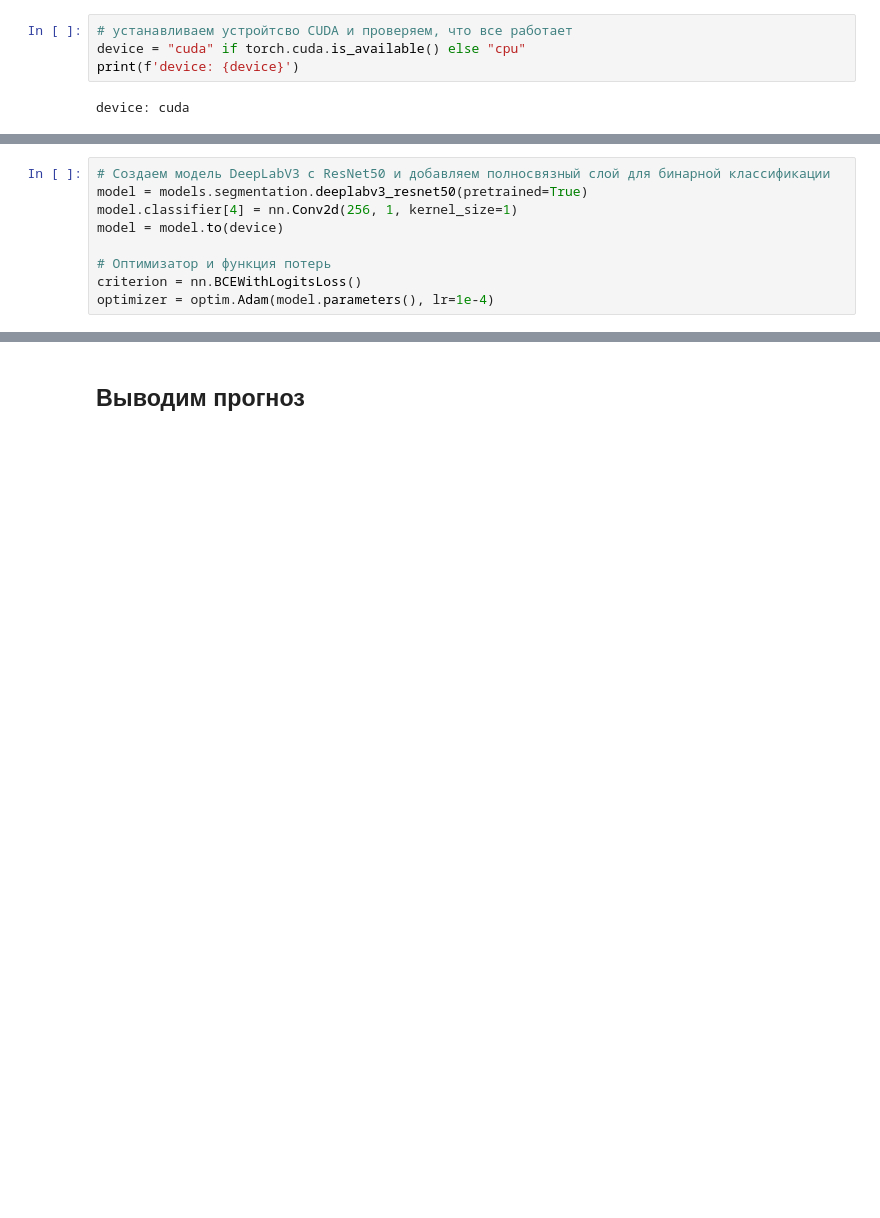
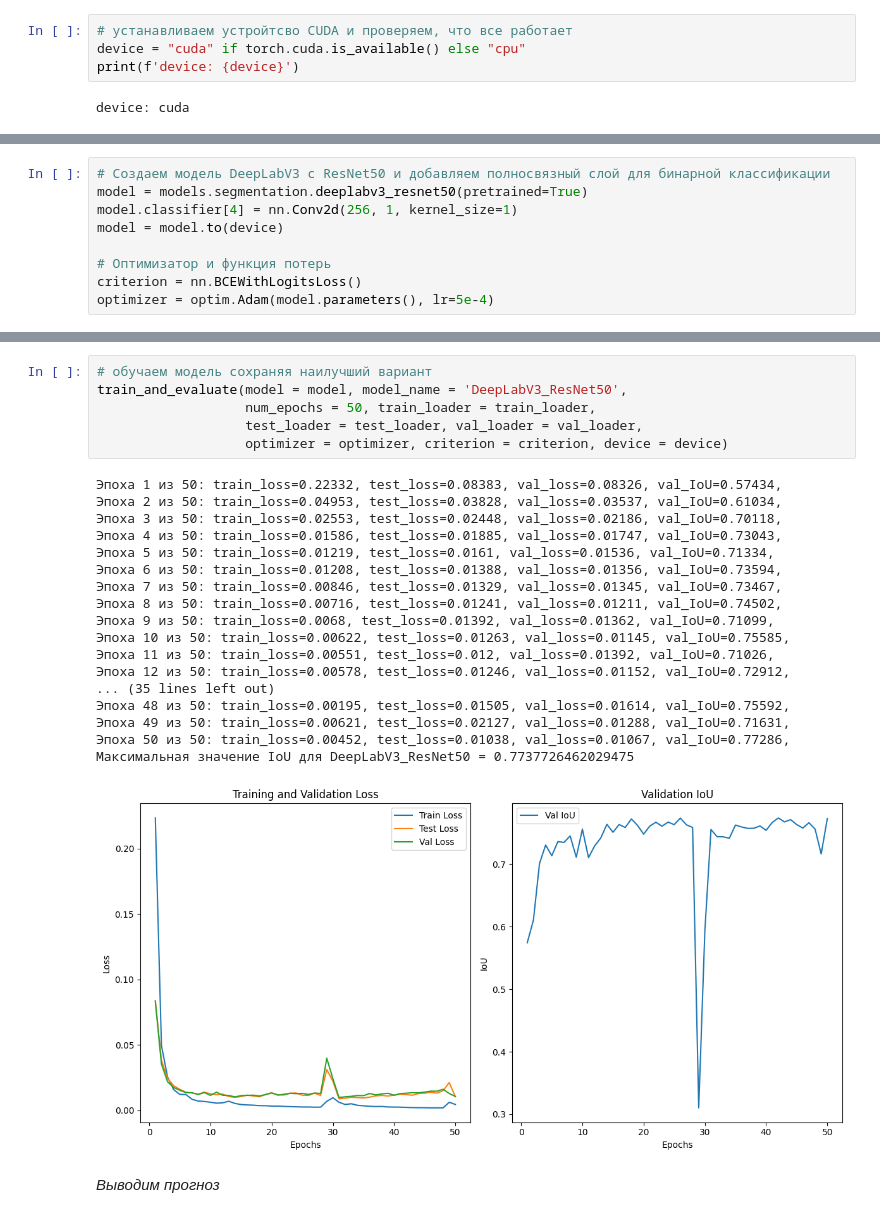
Before and after one commit to AllPri/Brain_MRI, a Jupyter notebook: notebook.ipynb, the cells around one changed output, grey strips where cells are left out. Cells and saved outputs as stored; diff of their text form; blank space fills up the shorter version.

```diff
--- a/notebook.ipynb
+++ b/notebook.ipynb
@@ -62,4 +70,4 @@ model = model.to(device)
 
 # Оптимизатор и функция потерь
 criterion = nn.BCEWithLogitsLoss()
-optimizer = optim.Adam(model.parameters(), lr=1e-4)
+optimizer = optim.Adam(model.parameters(), lr=5e-4)
@@ -103,5 +74,30 @@ Epoch 25/25, Train Loss: 0.0062, Test Loss: 0.0091, Val Loss: 0.0095, Val IoU: 0
+# %%
+# обучаем модель сохраняя наилучший вариант
+train_and_evaluate(model = model, model_name = 'DeepLabV3_ResNet50',
+                   num_epochs = 50, train_loader = train_loader,
+                   test_loader = test_loader, val_loader = val_loader,
+                   optimizer = optimizer, criterion = criterion, device = device)
+# %% [output]
+Эпоха 1 из 50: train_loss=0.22332, test_loss=0.08383, val_loss=0.08326, val_IoU=0.57434,
+Эпоха 2 из 50: train_loss=0.04953, test_loss=0.03828, val_loss=0.03537, val_IoU=0.61034,
+Эпоха 3 из 50: train_loss=0.02553, test_loss=0.02448, val_loss=0.02186, val_IoU=0.70118,
+Эпоха 4 из 50: train_loss=0.01586, test_loss=0.01885, val_loss=0.01747, val_IoU=0.73043,
+Эпоха 5 из 50: train_loss=0.01219, test_loss=0.0161, val_loss=0.01536, val_IoU=0.71334,
+Эпоха 6 из 50: train_loss=0.01208, test_loss=0.01388, val_loss=0.01356, val_IoU=0.73594,
+Эпоха 7 из 50: train_loss=0.00846, test_loss=0.01329, val_loss=0.01345, val_IoU=0.73467,
+Эпоха 8 из 50: train_loss=0.00716, test_loss=0.01241, val_loss=0.01211, val_IoU=0.74502,
+Эпоха 9 из 50: train_loss=0.0068, test_loss=0.01392, val_loss=0.01362, val_IoU=0.71099,
+Эпоха 10 из 50: train_loss=0.00622, test_loss=0.01263, val_loss=0.01145, val_IoU=0.75585,
+Эпоха 11 из 50: train_loss=0.00551, test_loss=0.012, val_loss=0.01392, val_IoU=0.71026,
+Эпоха 12 из 50: train_loss=0.00578, test_loss=0.01246, val_loss=0.01152, val_IoU=0.72912,
+... (35 lines left out)
+Эпоха 48 из 50: train_loss=0.00195, test_loss=0.01505, val_loss=0.01614, val_IoU=0.75592,
+Эпоха 49 из 50: train_loss=0.00621, test_loss=0.02127, val_loss=0.01288, val_IoU=0.71631,
+Эпоха 50 из 50: train_loss=0.00452, test_loss=0.01038, val_loss=0.01067, val_IoU=0.77286,
+Максимальная значение IoU для DeepLabV3_ResNet50 = 0.7737726462029475
+[figure, added]
 # %% [markdown]
-## Выводим прогноз
+*Выводим прогноз*
 # %%
 # Инициализация модели DeepLabV3 с ResNet50
 load_model = models.segmentation.deeplabv3_resnet50(pretrained=False)
```
Also changed, not shown: parts of 12 cells of this notebook, 4 other files.
